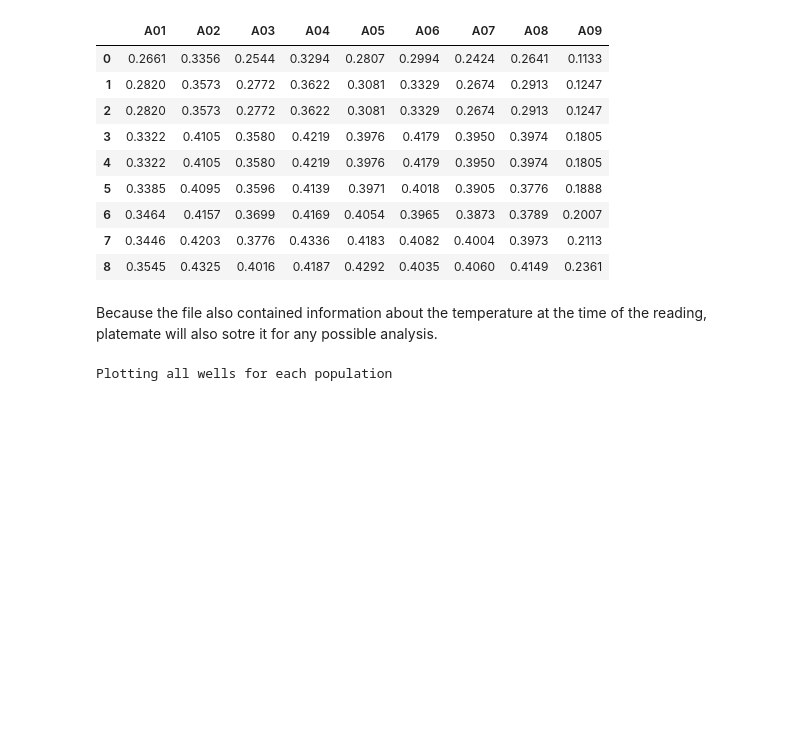
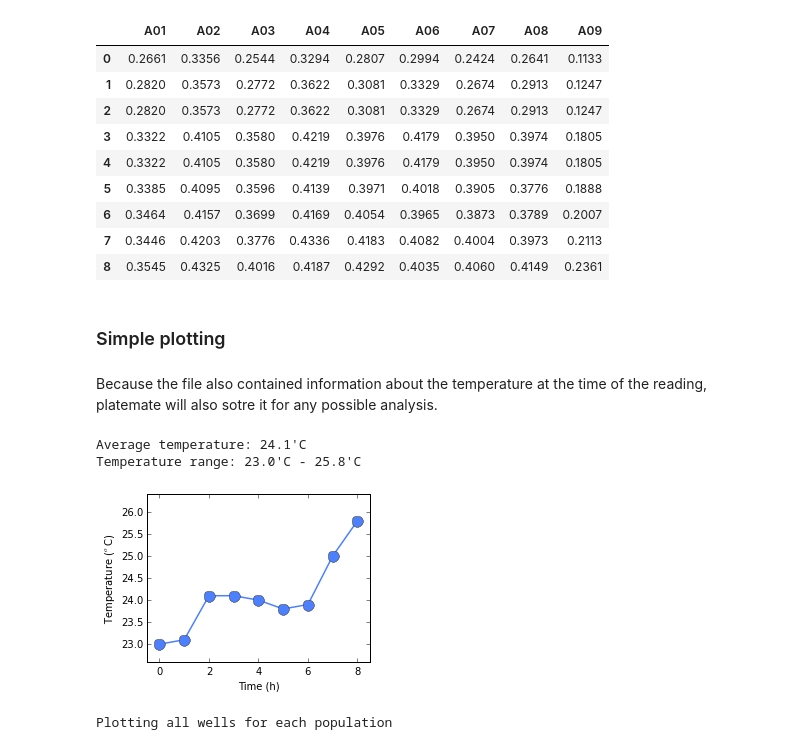
Before and after one commit to VandroiyLabs/platemate, a Jupyter notebook: examples/iGEM 2015 Interlab - BrasilUSP.ipynb, the cells around one changed output. Drawn from its saved outputs; the diff is of its cells as text; code cells hidden in the pictures; blank space fills up the shorter version.

```diff
--- a/examples/iGEM 2015 Interlab - BrasilUSP.ipynb
+++ b/examples/iGEM 2015 Interlab - BrasilUSP.ipynb
@@ -89,8 +88,24 @@ pm.getOpticalDensity("LB")
 | 6 | 0.3464 | 0.4157 | 0.3699 | 0.4169 | 0.4054 | 0.3965 | 0.3873 | 0.3789 | 0.2007 |
 | 7 | 0.3446 | 0.4203 | 0.3776 | 0.4336 | 0.4183 | 0.4082 | 0.4004 | 0.3973 | 0.2113 |
 | 8 | 0.3545 | 0.4325 | 0.4016 | 0.4187 | 0.4292 | 0.4035 | 0.4060 | 0.4149 | 0.2361 |
+# %% [markdown]
+### Simple plotting
 # %% [markdown]
 Because the file also contained information about the temperature at the time of the reading, platemate will also sotre it for any possible analysis.
+# %%
+# retrieving temperature
+Temperature = pm.getTemperature()
+
+# printing mean, min and max.
+print "Average temperature: %4.1f'C" % ( Temperature.mean() )
+print "Temperature range: %4.1f'C - %4.1f'C" % (Temperature.min(), Temperature.max())
+
+pm.plotTemperature()
+pl.savefig("temp.png", dpi = 500)
+# %% [output]
+Average temperature: 24.1'C
+Temperature range: 23.0'C - 25.8'C
+[figure, added]
 # %%
 print "Plotting all wells for each population"
 pl.figure(figsize=(6,4.5))
```
Also changed, not shown: parts of 14 cells of this notebook, 2 other files.
